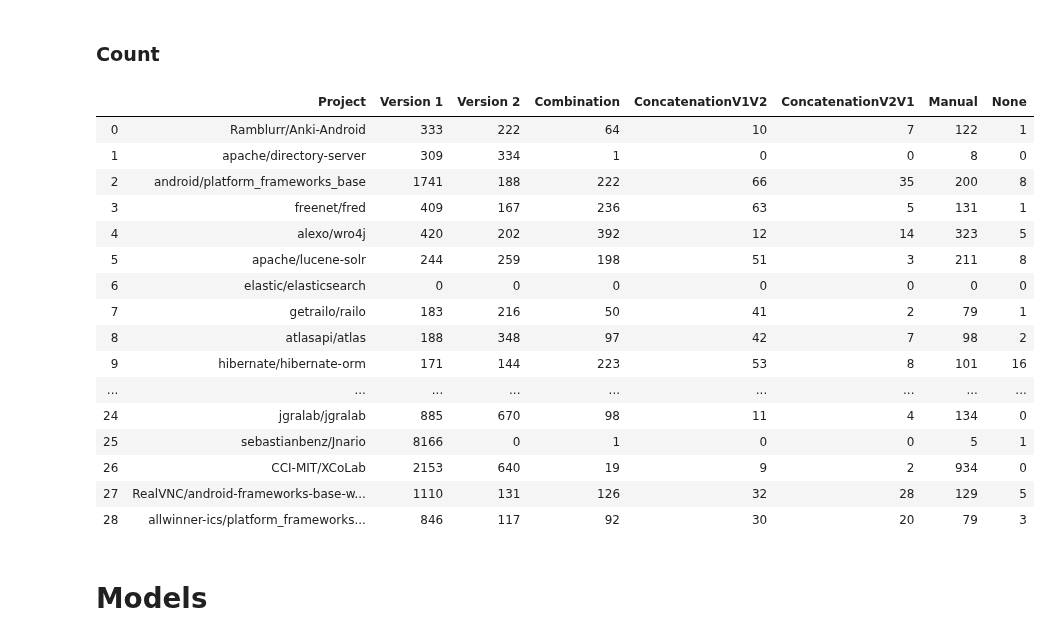
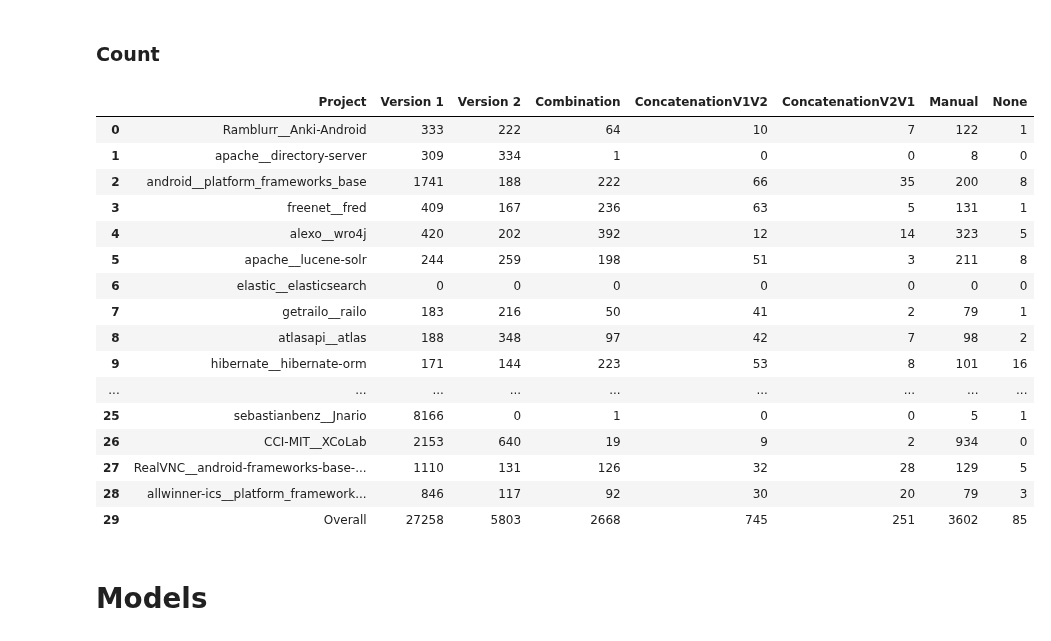
Before and after one commit to gems-uff/mestre, a Jupyter notebook: scripts/classifier/classifiers_comparison.ipynb, the cells around one changed output. Cells and saved outputs as stored; diff of their text form; code cells hidden in the pictures.

```diff
--- a/scripts/classifier/classifiers_comparison.ipynb
+++ b/scripts/classifier/classifiers_comparison.ipynb
@@ -61,27 +65,27 @@ class_distribution_normalized
 # %% [markdown]
 ### Count
 # %%
-class_distribution_count = classifier_utils.get_projects_class_distribution(projects, False)
+class_distribution_count = classifier_utils.get_projects_class_distribution(projects, False, include_overall=True)
 
 class_distribution_count
 # %% [output]
 |  | Project | Version 1 | Version 2 | Combination | ConcatenationV1V2 | ConcatenationV2V1 | Manual | None |
-| 0 | Ramblurr/Anki-Android | 333 | 222 | 64 | 10 | 7 | 122 | 1 |
-| 1 | apache/directory-server | 309 | 334 | 1 | 0 | 0 | 8 | 0 |
-| 2 | android/platform_frameworks_base | 1741 | 188 | 222 | 66 | 35 | 200 | 8 |
-| 3 | freenet/fred | 409 | 167 | 236 | 63 | 5 | 131 | 1 |
-| 4 | alexo/wro4j | 420 | 202 | 392 | 12 | 14 | 323 | 5 |
-| 5 | apache/lucene-solr | 244 | 259 | 198 | 51 | 3 | 211 | 8 |
-| 6 | elastic/elasticsearch | 0 | 0 | 0 | 0 | 0 | 0 | 0 |
-| 7 | getrailo/railo | 183 | 216 | 50 | 41 | 2 | 79 | 1 |
-| 8 | atlasapi/atlas | 188 | 348 | 97 | 42 | 7 | 98 | 2 |
-| 9 | hibernate/hibernate-orm | 171 | 144 | 223 | 53 | 8 | 101 | 16 |
+| 0 | Ramblurr__Anki-Android | 333 | 222 | 64 | 10 | 7 | 122 | 1 |
+| 1 | apache__directory-server | 309 | 334 | 1 | 0 | 0 | 8 | 0 |
+| 2 | android__platform_frameworks_base | 1741 | 188 | 222 | 66 | 35 | 200 | 8 |
+| 3 | freenet__fred | 409 | 167 | 236 | 63 | 5 | 131 | 1 |
+| 4 | alexo__wro4j | 420 | 202 | 392 | 12 | 14 | 323 | 5 |
+| 5 | apache__lucene-solr | 244 | 259 | 198 | 51 | 3 | 211 | 8 |
+| 6 | elastic__elasticsearch | 0 | 0 | 0 | 0 | 0 | 0 | 0 |
+| 7 | getrailo__railo | 183 | 216 | 50 | 41 | 2 | 79 | 1 |
+| 8 | atlasapi__atlas | 188 | 348 | 97 | 42 | 7 | 98 | 2 |
+| 9 | hibernate__hibernate-orm | 171 | 144 | 223 | 53 | 8 | 101 | 16 |
 | ... | ... | ... | ... | ... | ... | ... | ... | ... |
-| 24 | jgralab/jgralab | 885 | 670 | 98 | 11 | 4 | 134 | 0 |
-| 25 | sebastianbenz/Jnario | 8166 | 0 | 1 | 0 | 0 | 5 | 1 |
-| 26 | CCI-MIT/XCoLab | 2153 | 640 | 19 | 9 | 2 | 934 | 0 |
-| 27 | RealVNC/android-frameworks-base-w... | 1110 | 131 | 126 | 32 | 28 | 129 | 5 |
-| 28 | allwinner-ics/platform_frameworks... | 846 | 117 | 92 | 30 | 20 | 79 | 3 |
+| 25 | sebastianbenz__Jnario | 8166 | 0 | 1 | 0 | 0 | 5 | 1 |
+| 26 | CCI-MIT__XCoLab | 2153 | 640 | 19 | 9 | 2 | 934 | 0 |
+| 27 | RealVNC__android-frameworks-base-... | 1110 | 131 | 126 | 32 | 28 | 129 | 5 |
+| 28 | allwinner-ics__platform_framework... | 846 | 117 | 92 | 30 | 20 | 79 | 3 |
+| 29 | Overall | 27258 | 5803 | 2668 | 745 | 251 | 3602 | 85 |
 # %% [markdown]
 # Models
 # %%
```
Also changed, not shown: parts of 7 cells of this notebook, 2 other files.
